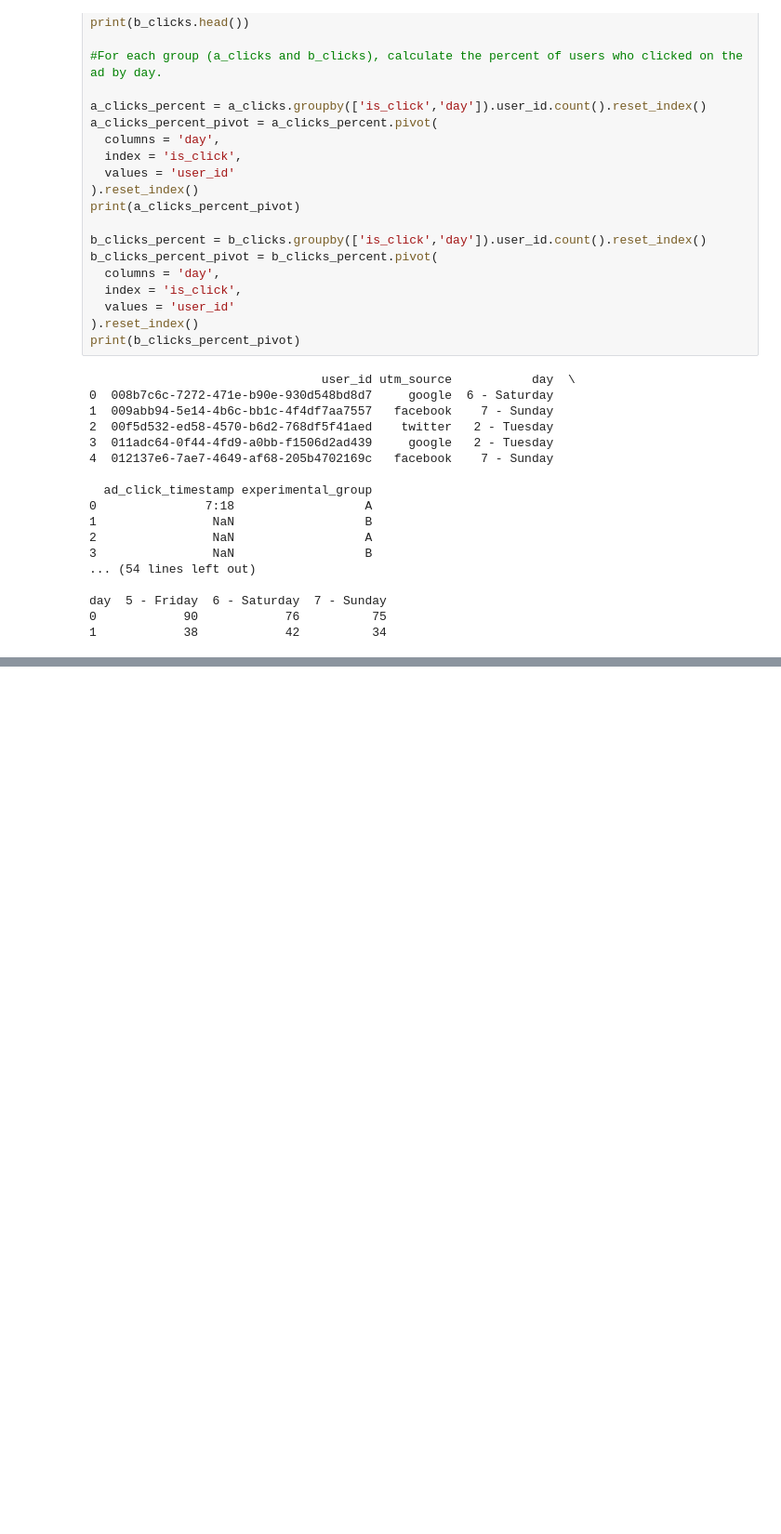
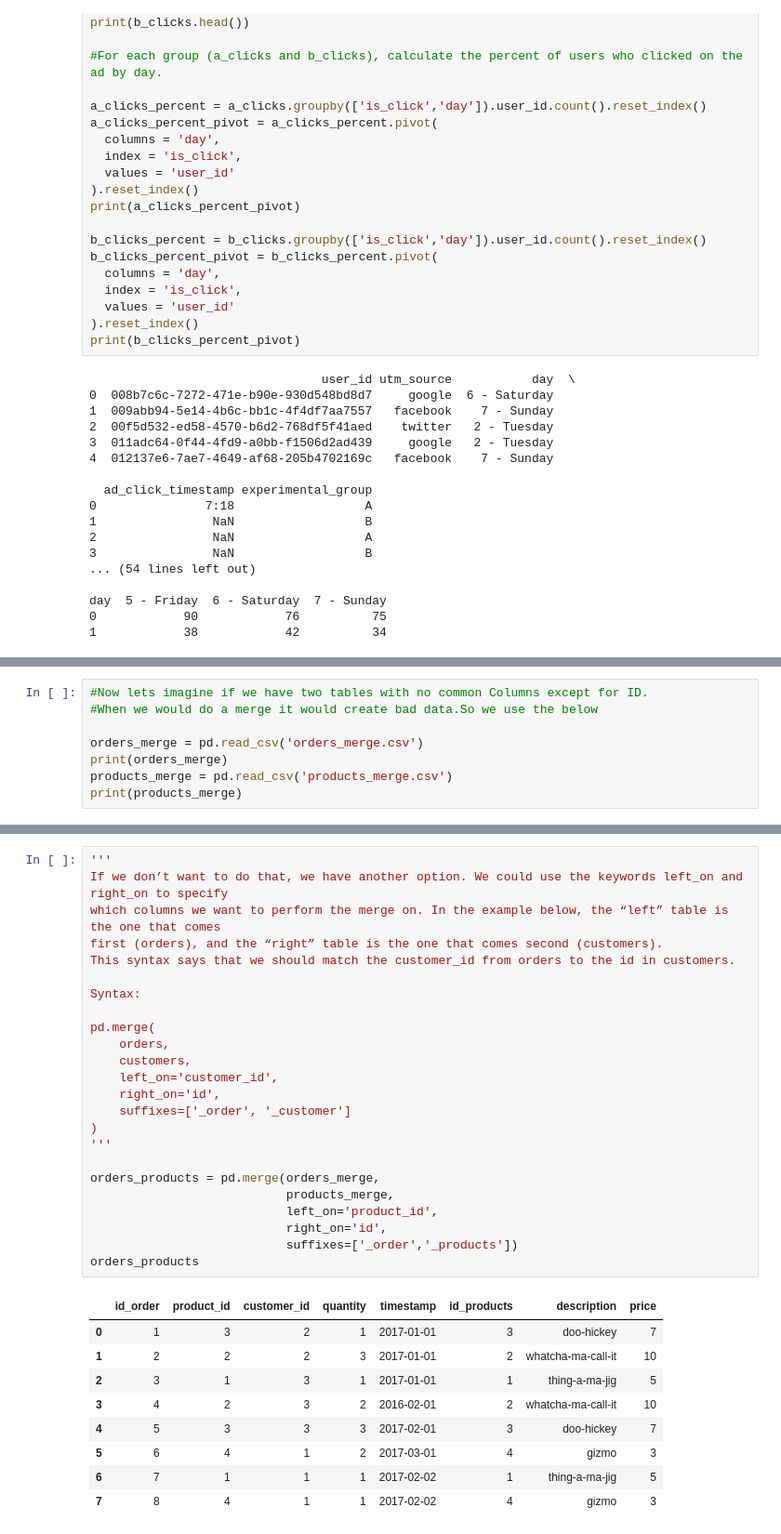
Before and after one commit to Jig3008/PandasAtoZ, a Jupyter notebook: AllAboutPandas.ipynb, the cells around one changed output, grey strips where cells are left out. Shown at 93% size. Cells and saved outputs as stored; diff of their text form; blank space fills up the shorter version.

Commit message:
Added first level code for Pandas Merge

```diff
--- a/AllAboutPandas.ipynb
+++ b/AllAboutPandas.ipynb
@@ -894,0 +977,8 @@ day  5 - Friday  6 - Saturday  7 - Sunday
+# %%
+#Now lets imagine if we have two tables with no common Columns except for ID.
+#When we would do a merge it would create bad data.So we use the below
+
+orders_merge = pd.read_csv('orders_merge.csv')
+print(orders_merge)
+products_merge = pd.read_csv('products_merge.csv')
+print(products_merge)
@@ -894,0 +1013,34 @@ day  5 - Friday  6 - Saturday  7 - Sunday
+# %%
+'''
+If we don’t want to do that, we have another option. We could use the keywords left_on and right_on to specify
+which columns we want to perform the merge on. In the example below, the “left” table is the one that comes
+first (orders), and the “right” table is the one that comes second (customers).
+This syntax says that we should match the customer_id from orders to the id in customers.
+
+Syntax:
+
+pd.merge(
+    orders,
+    customers,
+    left_on='customer_id',
+    right_on='id',
+    suffixes=['_order', '_customer']
+)
+'''
+
+orders_products = pd.merge(orders_merge,
+                           products_merge,
+                           left_on='product_id',
+                           right_on='id',
+                           suffixes=['_order','_products'])
+orders_products
+# %% [output]
+|  | id_order | product_id | customer_id | quantity | timestamp | id_products | description | price |
+| 0 | 1 | 3 | 2 | 1 | 2017-01-01 | 3 | doo-hickey | 7 |
+| 1 | 2 | 2 | 2 | 3 | 2017-01-01 | 2 | whatcha-ma-call-it | 10 |
+| 2 | 3 | 1 | 3 | 1 | 2017-01-01 | 1 | thing-a-ma-jig | 5 |
+| 3 | 4 | 2 | 3 | 2 | 2016-02-01 | 2 | whatcha-ma-call-it | 10 |
+| 4 | 5 | 3 | 3 | 3 | 2017-02-01 | 3 | doo-hickey | 7 |
+| 5 | 6 | 4 | 1 | 2 | 2017-03-01 | 4 | gizmo | 3 |
+| 6 | 7 | 1 | 1 | 1 | 2017-02-02 | 1 | thing-a-ma-jig | 5 |
+| 7 | 8 | 4 | 1 | 1 | 2017-02-02 | 4 | gizmo | 3 |
```
Also changed, not shown: parts of 10 cells of this notebook.
